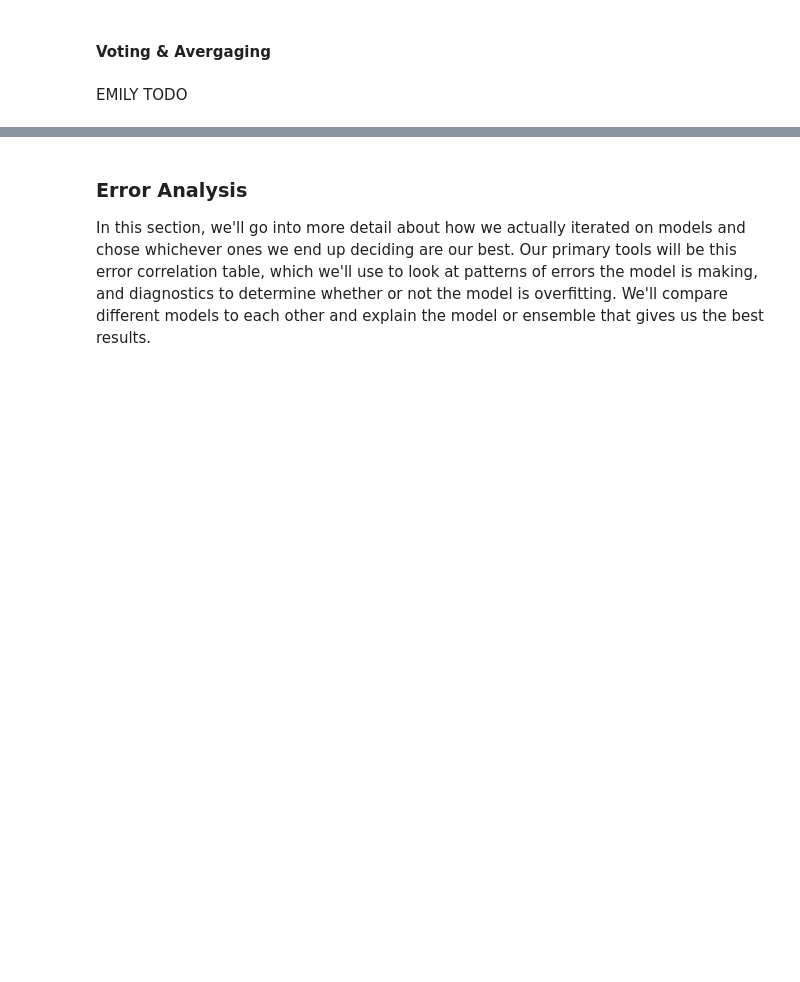
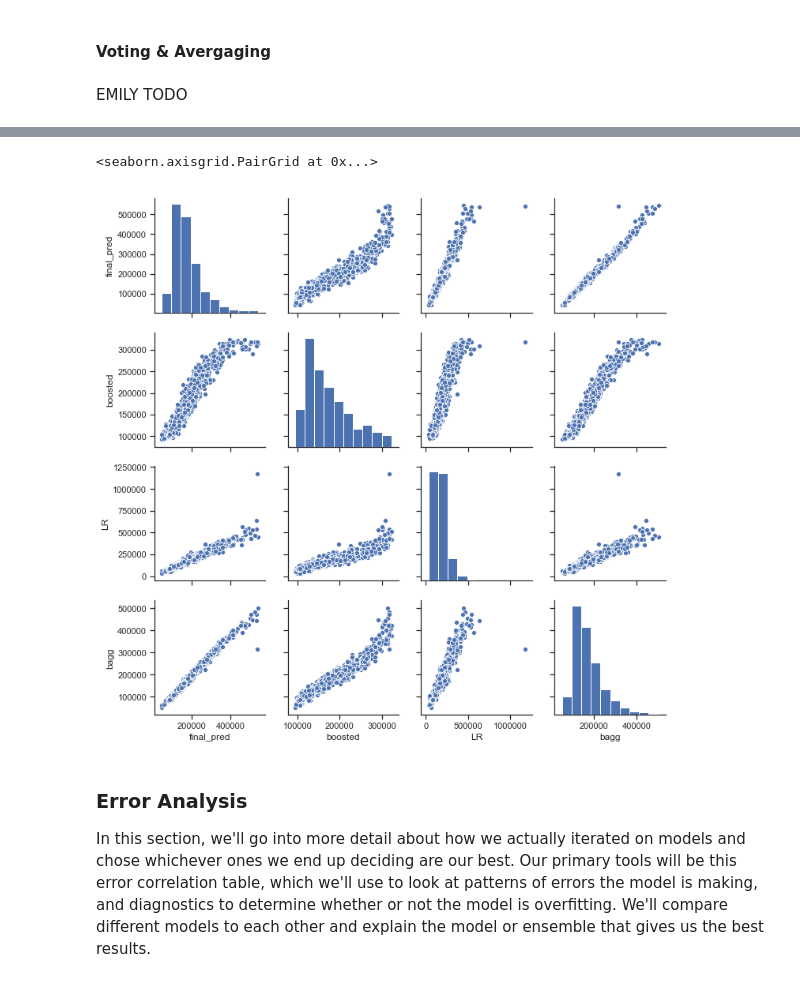
Before and after one commit to emrapport/w207_final_proj, a Jupyter notebook: Working Final Notebook_ML.ipynb, the cells around one changed output, grey strips where cells are left out. Drawn from its saved outputs; the diff is of its cells as text; code cells hidden in the pictures; blank space fills up the shorter version.

Commit message:
added description of stacking

```diff
--- a/Working Final Notebook_ML.ipynb
+++ b/Working Final Notebook_ML.ipynb
@@ -122,12 +130,12 @@ We begin with linear regression as the standard choice for a regression problem.
 # %%
 # Set up different LR models
 models_to_param_list = {LinearRegression: [{}],
-                        Lasso: [{'alpha': 0.005}], # lower value is less regularization
-                        Ridge: [{'alpha': 2}]} # more effective with more regularization
-                        #ElasticNet: [{'alpha': 0.1}]} # lower value is less regularization
+                        Lasso: [{'alpha': 0.001}], # lower value is less regularization
+                        Ridge: [{'alpha': 50}], # more effective with more regularization
+                        ElasticNet: [{'alpha': 0.005}]} # lower value is less regularization
 
 # Outcome
-outcome_vars = ['LogSalePrice', 'SalePrice']
+outcome_vars = ['LogSalePrice']
 
 # Create feature sets
 feature_sets = [[col for col in data.columns if col not in ['YrMoSold', 'LogSalePrice', 'SalePrice']]]
@@ -138,5 +146,5 @@ lr_models = model_train.try_different_models(cross_val_list,
                                         outcome_vars,
                                         feature_sets)
 
-lr_models = lr_models.sort_values('Root MSE', ascending=True)
-lr_models.head(5)
+lr_models_forensemble = lr_models.sort_values('Root MSE', ascending=True)
+lr_models_forensemble
@@ -175,7 +189,7 @@ df = model_train.try_different_models(cross_val_list,
                              outcome_vars,
                              feature_sets)
 
-df = df.sort_values('Root MSE', ascending=True)
+df_forensemble = df.sort_values('Root MSE', ascending=True)
 # %%
 # Plot the data
 fig, ax = plt.subplots(1,3, sharey='row')
@@ -212,8 +229,7 @@ df_boosting = model_train.try_different_models(cross_val_list,
                              models_to_param_list,
                              outcome_vars,
                              feature_sets)
-df_boosting = df_boosting.sort_values('Root MSE', ascending=True)
-df_boosting
+df_boosting_forensemble = df_boosting.sort_values('Root MSE', ascending=True)
 # %%
 # Plot the DF Boosting Results.
 plt.plot(df_boosting.index, df_boosting['Root MSE'])
@@ -331,3 +268,18 @@ testing.make_kaggle_submission(list(kagglepred),
+# %%
+kagglepred = stack_ensemble(train_data = data,
+                              dev_data = kaggle_test_data,
+                              model1 = get_best_specs_from_each_family(df_boosting), # boosting
+                              model2 = get_best_specs_from_each_family(lr_models), # LR
+                              model3 = get_best_specs_from_each_family(df),# bagging,
+                              kaggle_flag = True)
+
+kagglepred2 = pd.concat([pd.DataFrame({'final_pred': kagglepred[0]}), kagglepred[1]], axis = 1)
+# %%
+sns.set(style="ticks")
+sns.pairplot(kagglepred2)
+# %% [output]
+<seaborn.axisgrid.PairGrid at 0x...>
+[figure, added]
 # %% [markdown]
 ### Error Analysis
 
```
Also changed, not shown: parts of 15 cells of this notebook.
